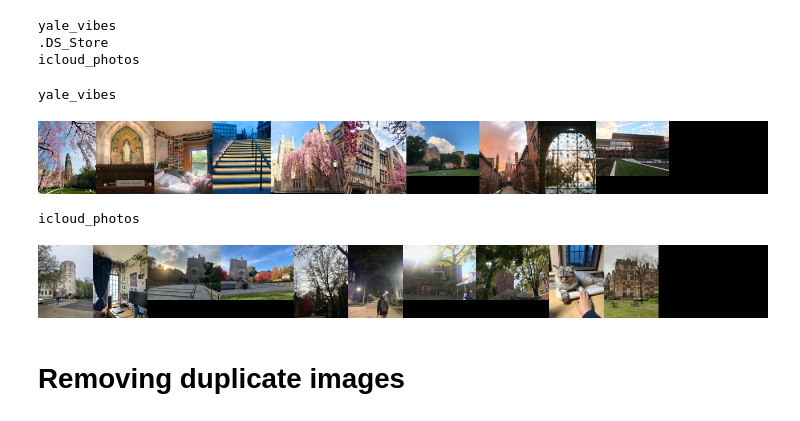
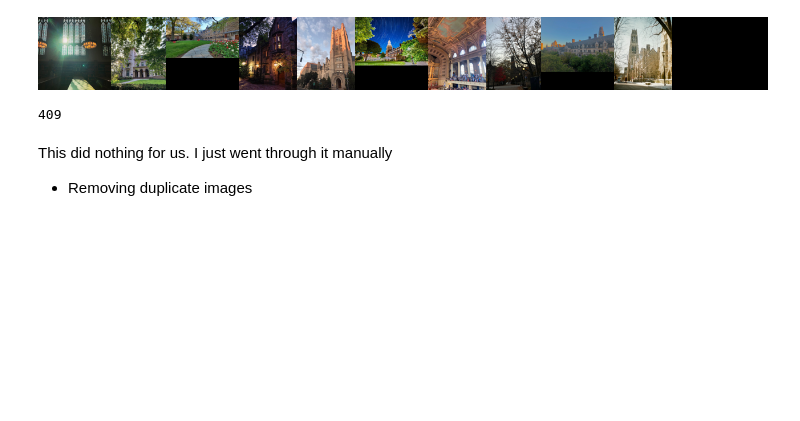
Before and after one commit to EricYale/EENG439-Final-Project, a Jupyter notebook: image_cleaning.ipynb, the cells around one changed output. Saved outputs shown, nothing was run; the diff lists cells and outputs as text; code cells hidden in the pictures; blank space fills up the shorter version.

```diff
--- a/image_cleaning.ipynb
+++ b/image_cleaning.ipynb
@@ -15,39 +15,33 @@ import pathlib
 ROOT_PATH = os.path.dirname(os.path.abspath("__file__"))
 DATA_DIR = ROOT_PATH + '/data/'
 
-img_data = {}
+img_data = []
 # %%
-for folder in os.listdir(DATA_DIR):
-    print(folder)
-    if folder != '.DS_Store':
-        img_path = DATA_DIR + folder + '/'
-        img_data[folder] = [img_path + img for img in os.listdir(img_path)]
+for f in os.listdir(DATA_DIR):
+    if f != '.DS_Store' or f != 'not_included':
+        img_path = DATA_DIR + '/'
+        img_data = [img_path + img for img in os.listdir(img_path)]
-# %% [output]
-yale_vibes
-.DS_Store
-icloud_photos
 # %%
-#Sample some images
-for i, folder in enumerate(img_data.keys()):
-    print(folder)
-    sample_size = 10
-    ims = [Image.open(x) for x in random.sample(img_data[folder], sample_size)]
-    im_size = 128
-    new_im = Image.new('RGB', (im_size*sample_size, im_size))
-    x_offset = 0
-    for i in ims:
-        i.thumbnail((im_size, im_size))
-        new_im.paste(i, (x_offset, 0))
-        x_offset += i.size[0]
+sample_size = 10
+ims = [Image.open(x) for x in random.sample(img_data, sample_size)]
+im_size = 128
+new_im = Image.new('RGB', (im_size*sample_size, im_size))
+x_offset = 0
+for i in ims:
+    i.thumbnail((im_size, im_size))
+    new_im.paste(i, (x_offset, 0))
+    x_offset += i.size[0]
 
-    display(new_im)
+display(new_im)
 # %% [output]
-yale_vibes
-[figure, old version]
+[figure, new version]
-icloud_photos
-[figure, removed]
-# %% [markdown]
-# Removing duplicate images
+# %%
+len(img_data)
+# %% [output]
+409
+# %% [markdown]
+This did nothing for us. I just went through it manually
+-  Removing duplicate images
 # %%
 def load_image(path, size=(256,256)):
     """
```
Also changed, not shown: parts of 9 cells of this notebook.
